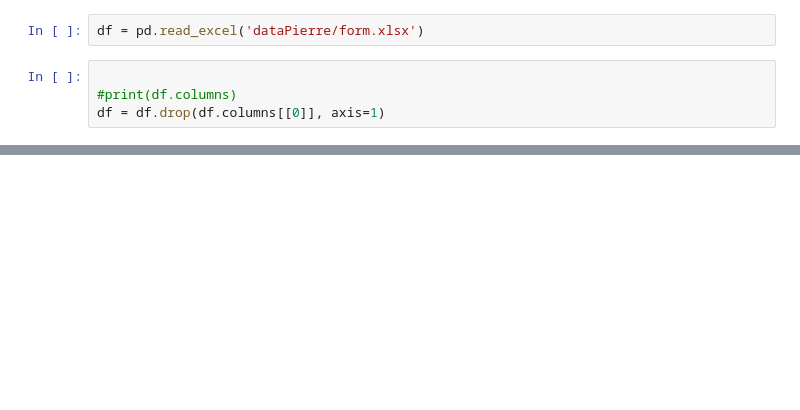
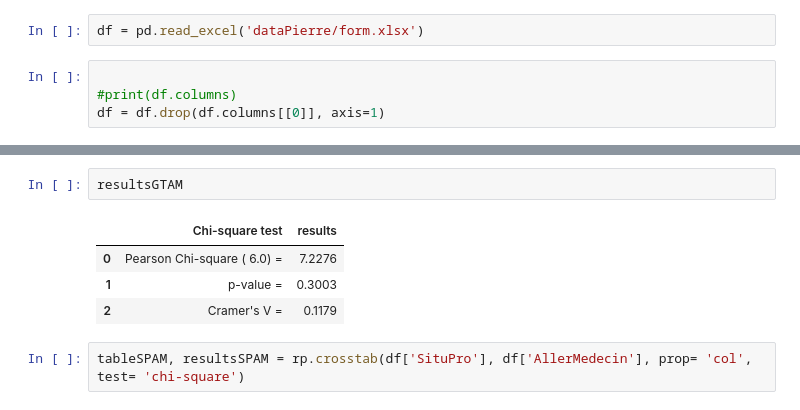
Before and after one commit to sebastienmascha/data-science-ML-python-isep, a Jupyter notebook: Puissance3.ipynb, the cells around one changed output, grey strips where cells are left out. Saved outputs shown, nothing was run; the diff lists cells and outputs as text; blank space fills up the shorter version.

```diff
--- a/Puissance3.ipynb
+++ b/Puissance3.ipynb
@@ -60,0 +88,9 @@ Name: OuiRaison, dtype: bool
+# %%
+resultsGTAM
+# %% [output]
+|  | Chi-square test | results |
+| 0 | Pearson Chi-square ( 6.0) = | 7.2276 |
+| 1 | p-value = | 0.3003 |
+| 2 | Cramer's V = | 0.1179 |
+# %%
+tableSPAM, resultsSPAM = rp.crosstab(df['SituPro'], df['AllerMedecin'], prop= 'col', test= 'chi-square')
```
Also changed, not shown: parts of 21 cells of this notebook, 3 other files.
